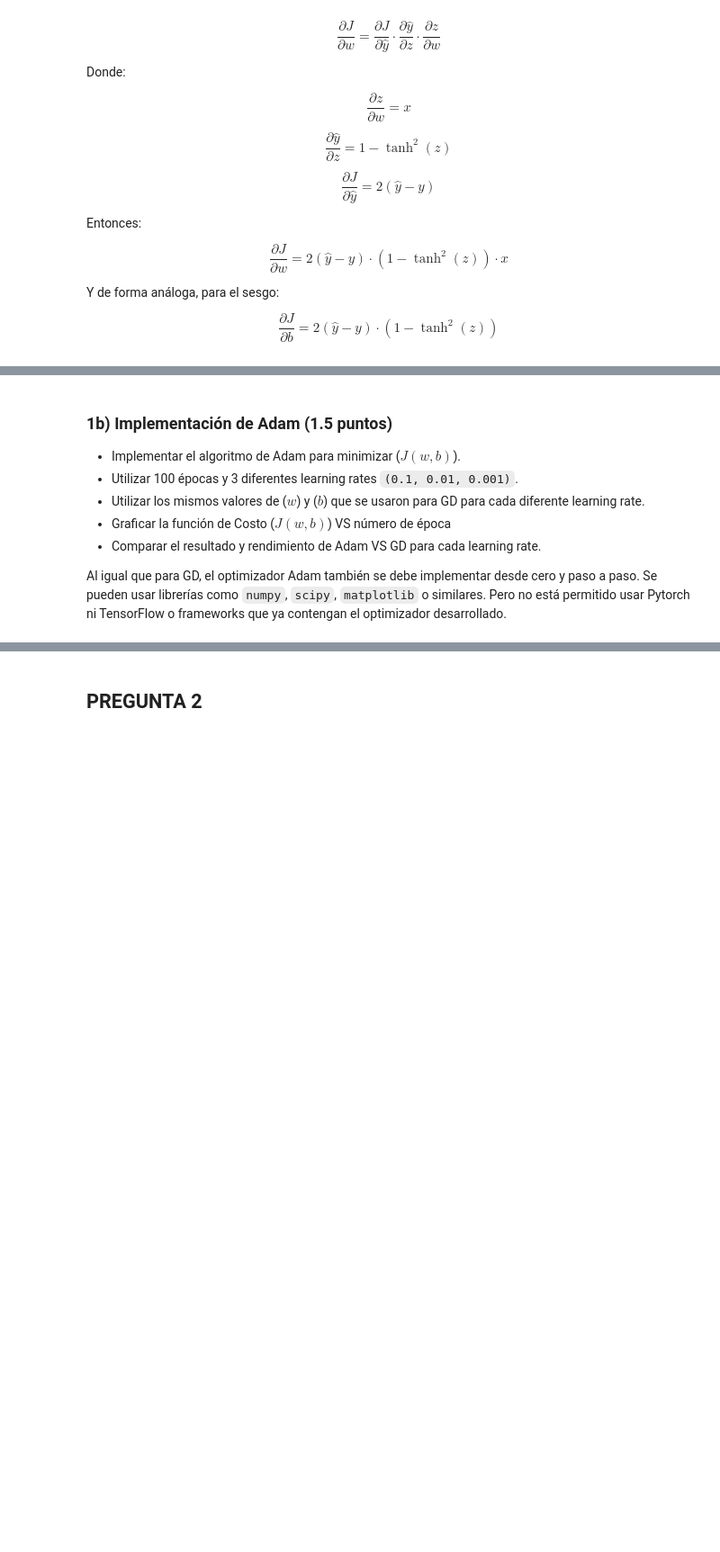
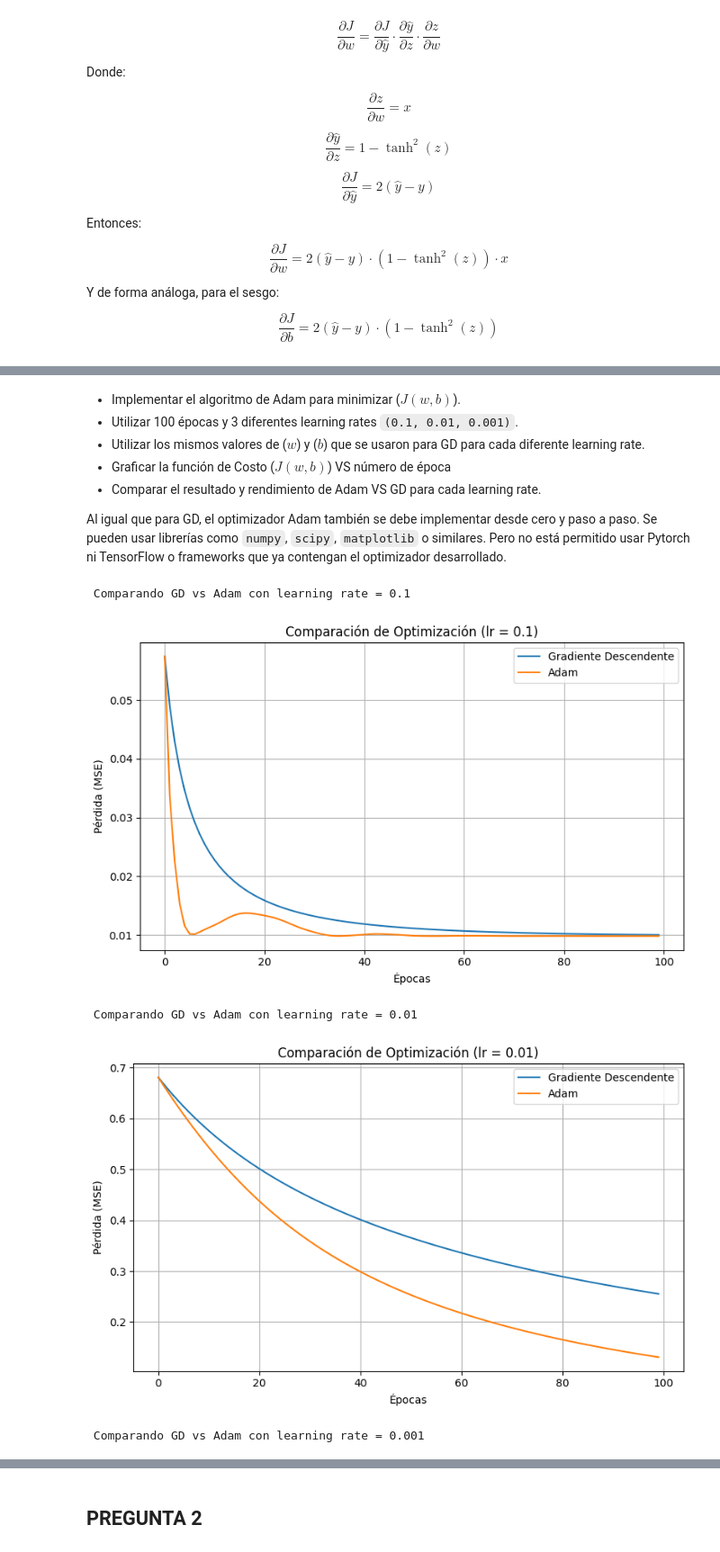
Before and after one commit to joagonzalez/ceia-aprendizaje-profundo, a Jupyter notebook: tp1/notebook.ipynb, the cells around one changed output, grey strips where cells are left out. Shown at 90% size. Drawn from its saved outputs; the diff is of its cells as text; code cells hidden in the pictures; blank space fills up the shorter version.

```diff
--- a/tp1/notebook.ipynb
+++ b/tp1/notebook.ipynb
@@ -252,5 +337,4 @@ El optimizador del Gradiente Descendente se debe implementar haciendo el código
 # %% [markdown]
-### 1b) Implementación de Adam (1.5 puntos)
 - Implementar el algoritmo de Adam para minimizar ($J(w, b)$).
 - Utilizar 100 épocas y 3 diferentes learning rates `(0.1, 0.01, 0.001)`.
 - Utilizar los mismos valores de ($w$) y ($b$) que se usaron para GD para cada diferente learning rate.
@@ -258,3 +342,44 @@ El optimizador del Gradiente Descendente se debe implementar haciendo el código
 - Comparar el resultado y rendimiento de Adam VS GD para cada learning rate.
 
 Al igual que para GD, el optimizador Adam también se debe implementar desde cero y paso a paso. Se pueden usar librerías como `numpy`, `scipy`, `matplotlib` o similares. Pero no está permitido usar Pytorch ni TensorFlow o frameworks que ya contengan el optimizador desarrollado.
+# %%
+learning_rates = [0.1, 0.01, 0.001]
+
+for lr in learning_rates:
+    print(f"\n Comparando GD vs Adam con learning rate = {lr}")
+
+    # Inicializar neurona y guardar pesos
+    neuron_gd = SingleNeuron()
+    w_init = neuron_gd.w
+    b_init = neuron_gd.b
+
+    # Entrenar con GD
+    optimizer_gd = GradientDescentOptimizer(lr=lr)
+    losses_gd = train(neuron_gd, optimizer_gd, x, y, epochs=100, verbose=False)
+
+    # Inicializar neurona Adam con mismos pesos
+    neuron_adam = SingleNeuron()
+    neuron_adam.w = w_init
+    neuron_adam.b = b_init
+
+    # Entrenar con Adam
+    optimizer_adam = AdamOptimizer(lr=lr)
+    losses_adam = train(neuron_adam, optimizer_adam, x, y, epochs=100, verbose=False)
+
+    # Graficar comparación
+    plt.figure(figsize=(8, 5))
+    plt.plot(losses_gd, label="Gradiente Descendente")
+    plt.plot(losses_adam, label="Adam")
+    plt.title(f"Comparación de Optimización (lr = {lr})")
+    plt.xlabel("Épocas")
+    plt.ylabel("Pérdida (MSE)")
+    plt.legend()
+    plt.grid(True)
+    plt.tight_layout()
+    plt.show()
+# %% [output]
+ Comparando GD vs Adam con learning rate = 0.1
+[figure, added]
+ Comparando GD vs Adam con learning rate = 0.01
+[figure, added]
+ Comparando GD vs Adam con learning rate = 0.001
```
Also changed, not shown: parts of 23 cells of this notebook.
